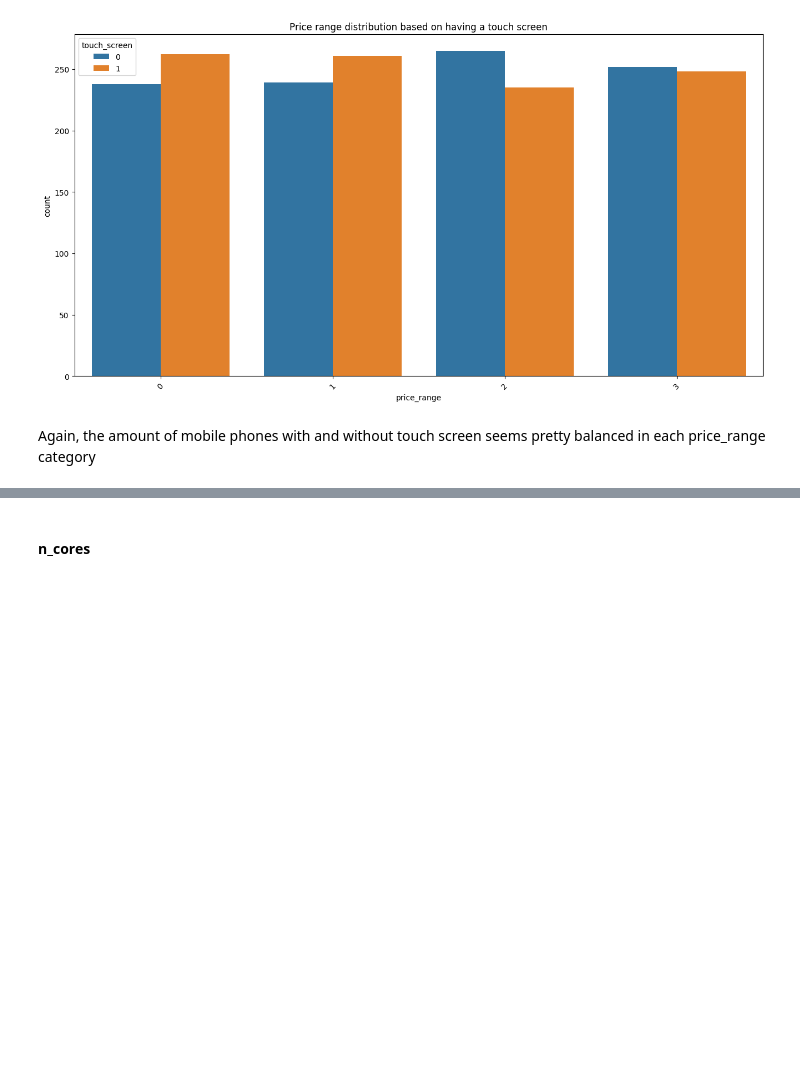
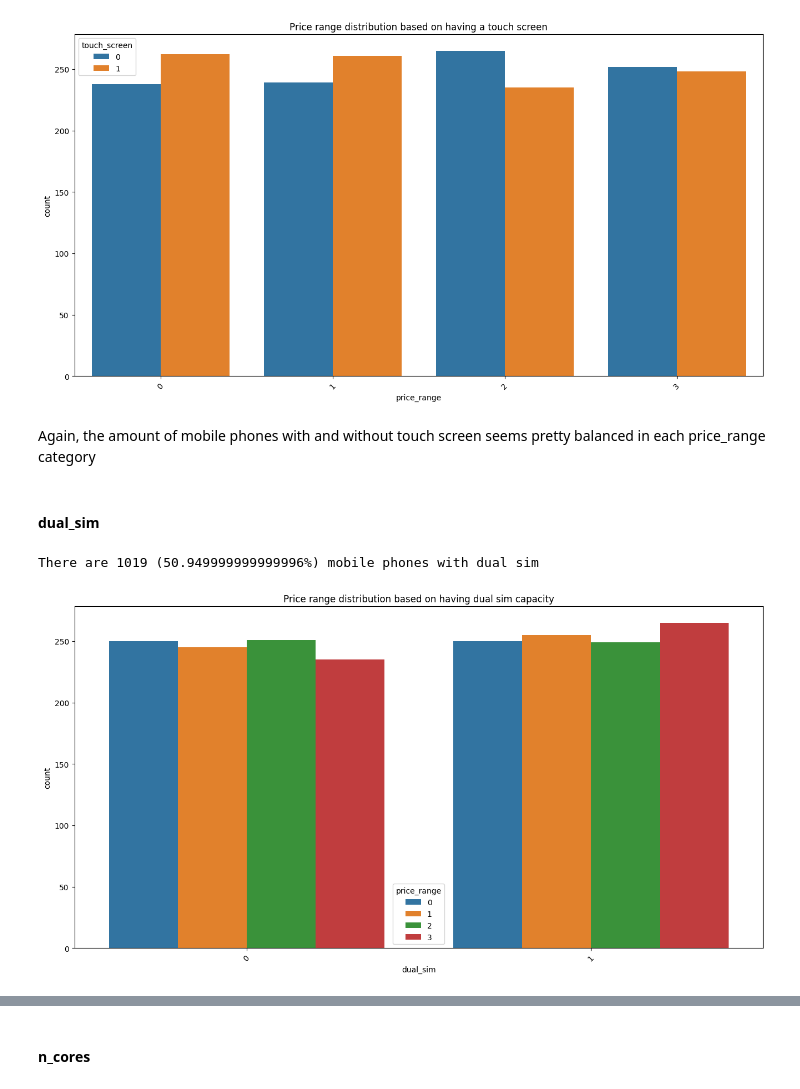
Before and after one commit to emonteiro27/mobile_price_class, a Jupyter notebook: mobile_price_classification.ipynb, the cells around one changed output, grey strips where cells are left out. Cells and saved outputs as stored; diff of their text form; code cells hidden in the pictures; blank space fills up the shorter version.

Commit message:
plotted countplot of price_range vs dual_sim

```diff
--- a/mobile_price_classification.ipynb
+++ b/mobile_price_classification.ipynb
@@ -267,3 +267,17 @@ plt.show()
 [figure]
 # %% [markdown]
 Again, the amount of mobile phones with and without touch screen seems pretty balanced in each price_range category
+# %% [markdown]
+#### dual_sim
+# %%
+print(f"There are {df_train[df_train['dual_sim']==1].shape[0]} ({df_train[df_train['dual_sim']==1].shape[0]/len(df_train)*100}%) mobile phones with dual sim")
+# %% [output]
+There are 1019 (50.949999999999996%) mobile phones with dual sim
+# %%
+plt.figure(figsize=(16,8))
+sns.countplot(data=df_train, x='dual_sim', hue='price_range')
+plt.title('Price range distribution based on having dual sim capacity')
+plt.xticks(rotation=45)
+plt.show()
+# %% [output]
+[figure, added]
```
Also changed, not shown: parts of 1 cell of this notebook.
